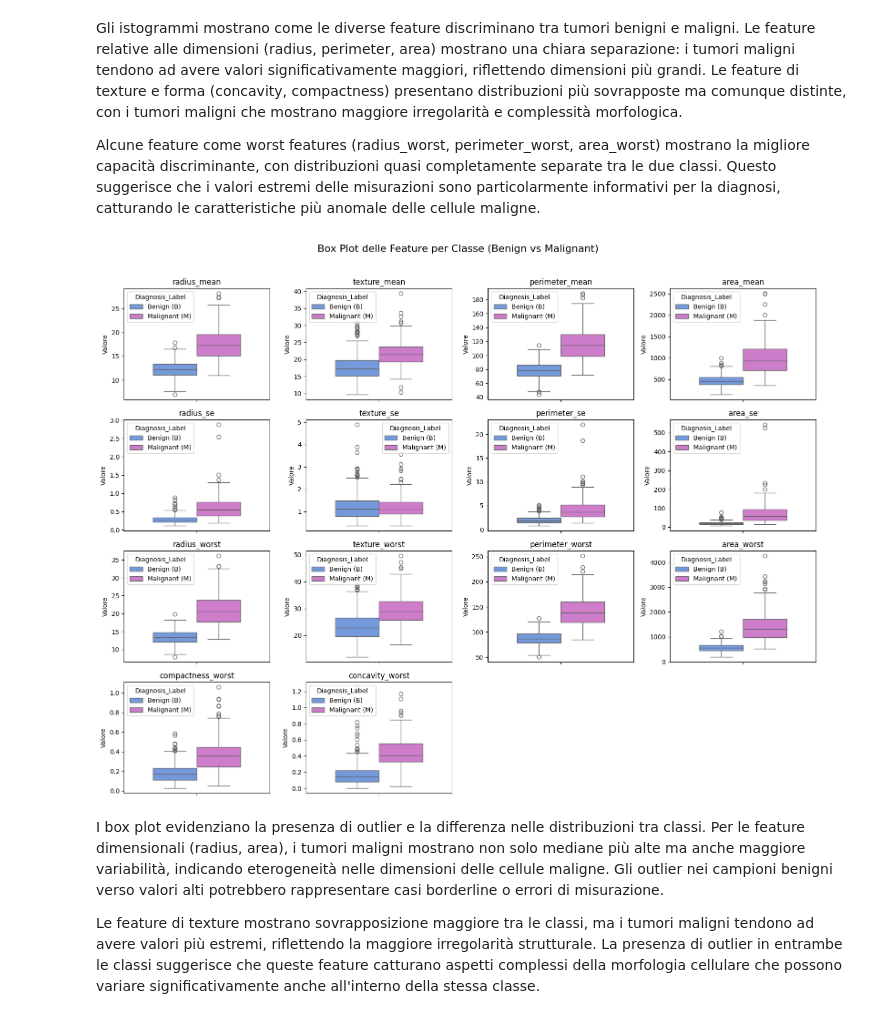
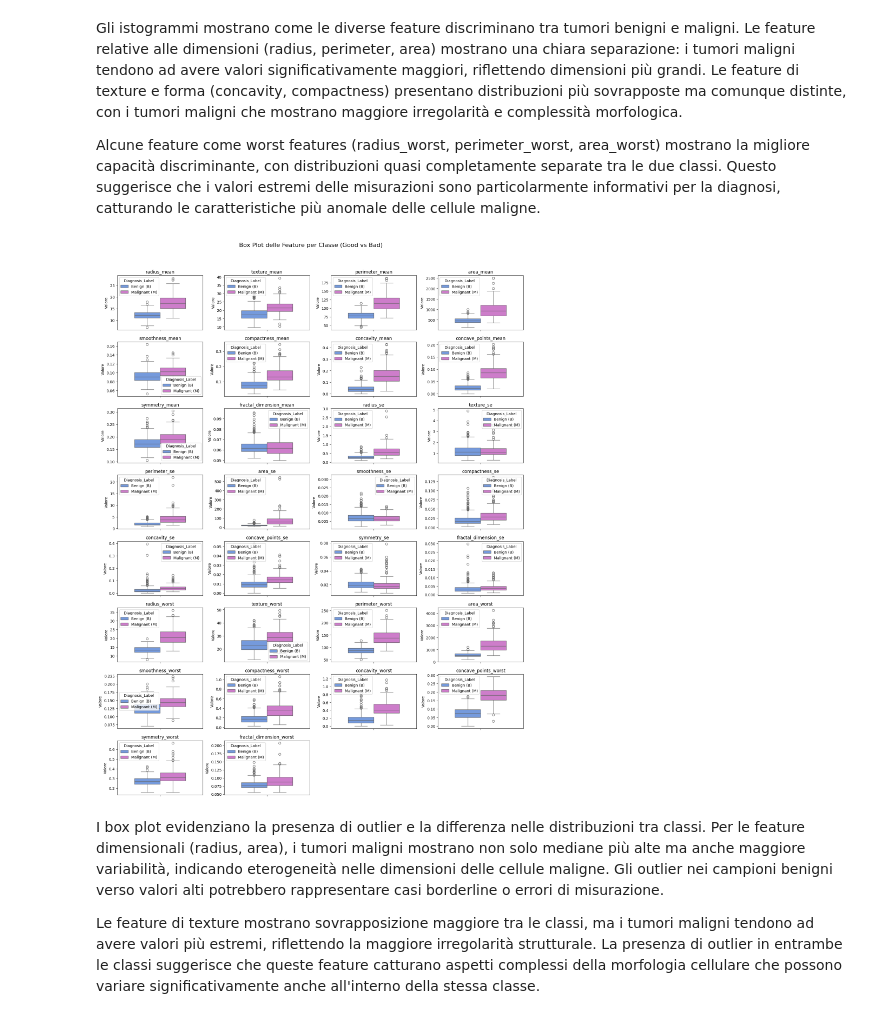
Before and after one commit to Pandanna/Data-Mining-Project, a Jupyter notebook: Cancer_dataset.ipynb, the cells around one changed output. Saved outputs shown, nothing was run; the diff lists cells and outputs as text; code cells hidden in the pictures.

```diff
--- a/Cancer_dataset.ipynb
+++ b/Cancer_dataset.ipynb
@@ -124,7 +124,7 @@ else:
 # Rimuove feature con varianza < 0.01 che non portano informazione utile
 
 X_temp = df.drop(class_column_name, axis=1)
-var_selector = VarianceThreshold(threshold=0.01)
+var_selector = VarianceThreshold(threshold=0.0)
 var_selector.fit(X_temp)
 
 low_var_features = X_temp.columns[~var_selector.get_support()].tolist()
@@ -214,15 +213,15 @@ Nel complesso, il confronto delle distribuzioni conferma che le caratteristiche
 ## --- Istogrammi Distribuzioni Feature ---
 # Visualizza come le feature discriminano tra classi
 
-plt.figure(figsize=(16, 12))
+plt.figure(figsize=(16, 25))
 for i, feature in enumerate(feature_column_names):
-    plt.subplot(4, 4, i + 1)
+    plt.subplot(10, 4, i + 1)
     sns.histplot(
         df_plot,
         x=feature,
         hue='Diagnosis_Label',
         kde=True,
-        palette=colors,
+        palette=color_map_dict,
         element='step'
     )
     plt.title(f'Distribuzione di {feature}')
@@ -239,25 +238,25 @@ Alcune feature come worst features (radius_worst, perimeter_worst, area_worst) m
 # %%
 ## --- Box Plots per Feature Selezionate ---
 # Visualizzazione alternativa per vedere outlier e distribuzione
 
-plt.figure(figsize=(16, 12))
+plt.figure(figsize=(16, 25))
 for i, feature in enumerate(feature_column_names):
-    plt.subplot(4, 4, i + 1)
+    plt.subplot(10, 4, i + 1)
     sns.boxplot(
         df_plot,
         hue='Diagnosis_Label',
         y=feature,
         palette=color_map_dict,
         width=0.6
     )
     plt.title(feature)
     plt.ylabel('Valore')
 
-plt.suptitle('Box Plot delle Feature per Classe (Benign vs Malignant)', y=1.02, fontsize=16)
+plt.suptitle('Box Plot delle Feature per Classe (Good vs Bad)', y=1.02, fontsize=16)
 plt.tight_layout()
 plt.show()
 # %% [output]
-[figure, old version]
+[figure, new version]
 # %% [markdown]
 I box plot evidenziano la presenza di outlier e la differenza nelle distribuzioni tra classi. Per le feature dimensionali (radius, area), i tumori maligni mostrano non solo mediane più alte ma anche maggiore variabilità, indicando eterogeneità nelle dimensioni delle cellule maligne. Gli outlier nei campioni benigni verso valori alti potrebbero rappresentare casi borderline o errori di misurazione.
 
```
Also changed, not shown: parts of 22 cells of this notebook.
